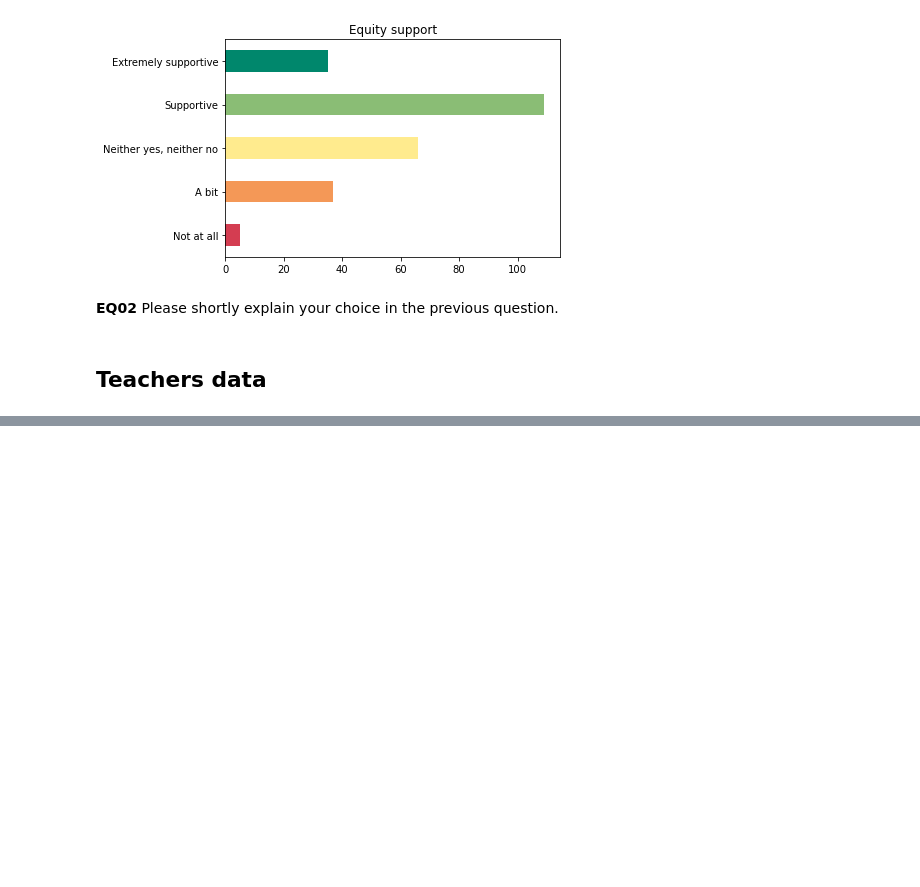
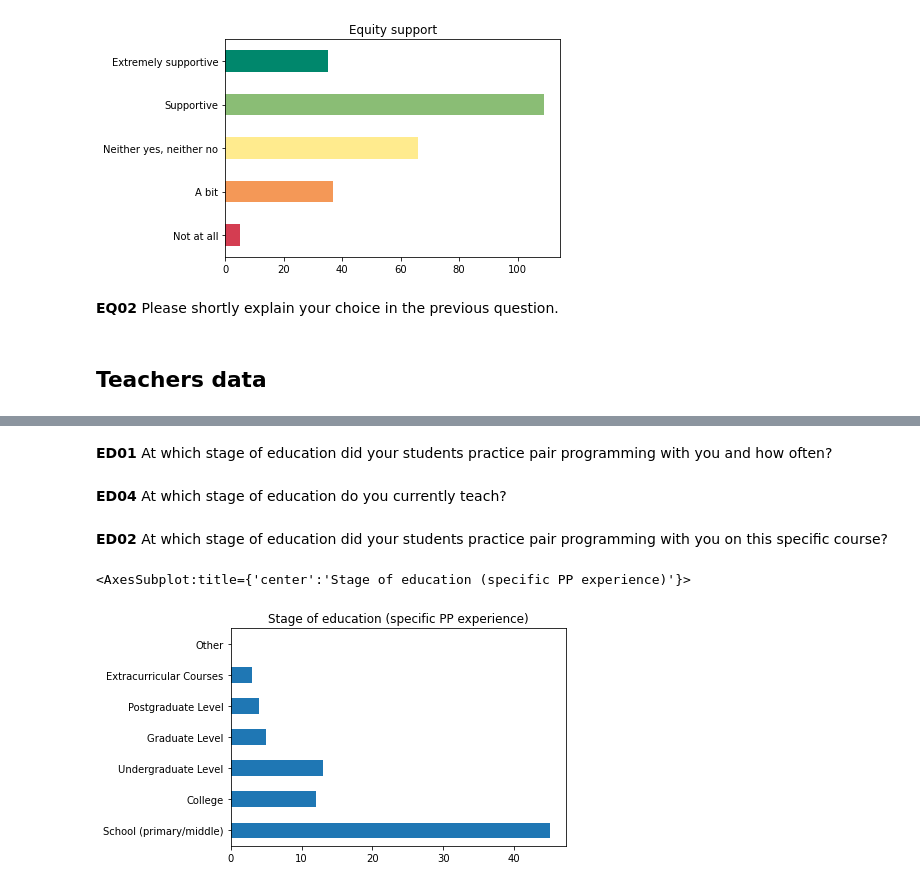
Before and after one commit to lerastromtsova/pair-programming-equity, a Jupyter notebook: Research.ipynb, the cells around one changed output, grey strips where cells are left out. Drawn from its saved outputs; the diff is of its cells as text; code cells hidden in the pictures; blank space fills up the shorter version.

```diff
--- a/Research.ipynb
+++ b/Research.ipynb
@@ -308,0 +321,2 @@ categorical_questions_teachers = [
+# %% [markdown]
+**ED01** At which stage of education did your students practice pair programming with you and how often?
@@ -308,0 +325,2 @@ categorical_questions_teachers = [
+# %% [markdown]
+**ED04** At which stage of education do you currently teach?
@@ -308,0 +329,15 @@ categorical_questions_teachers = [
+# %% [markdown]
+**ED02** At which stage of education did your students practice pair programming with you on this specific course?
+# %%
+survey_teachers_finished['ED02'].value_counts().reindex([
+    "School (primary/middle)",
+    "College",
+    "Undergraduate Level",
+    "Graduate Level",
+    "Postgraduate Level",
+    "Extracurricular Courses",
+    "Other"
+]).plot.barh(title="Stage of education (specific PP experience)")
+# %% [output]
+<AxesSubplot:title={'center':'Stage of education (specific PP experience)'}>
+[figure, added]
```
Also changed, not shown: parts of 70 cells of this notebook, 1 other file.
